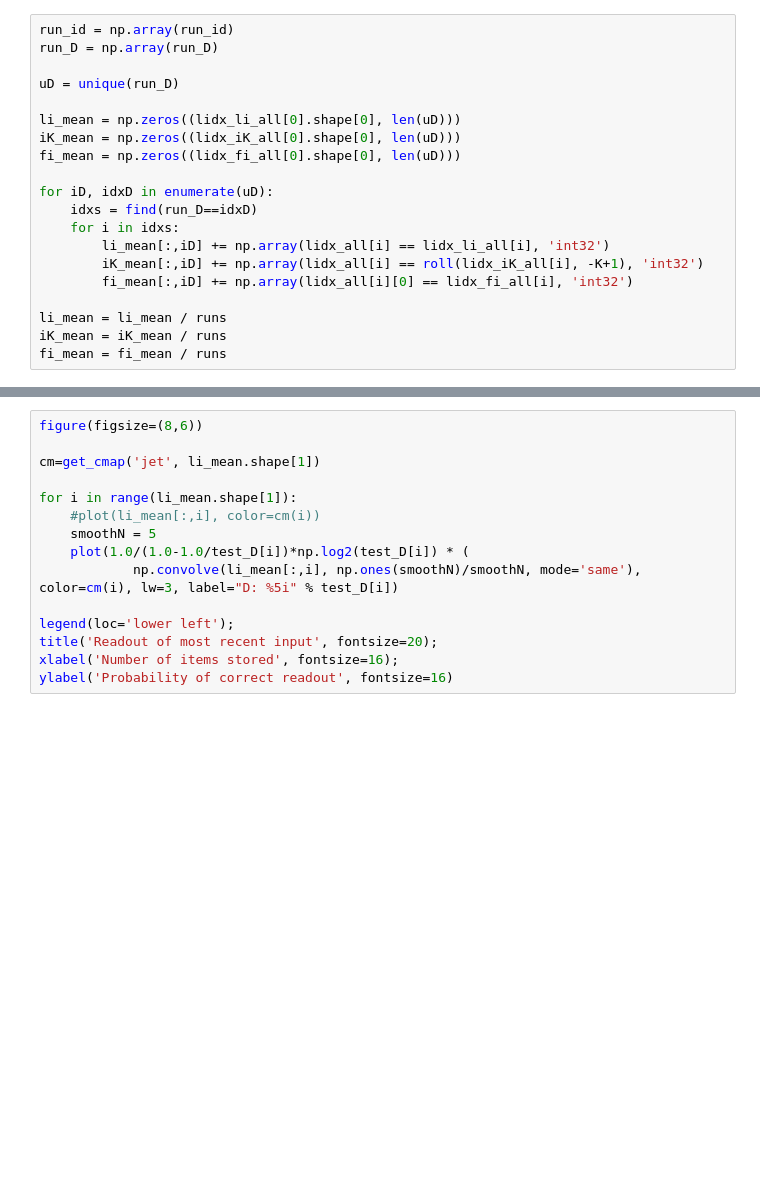
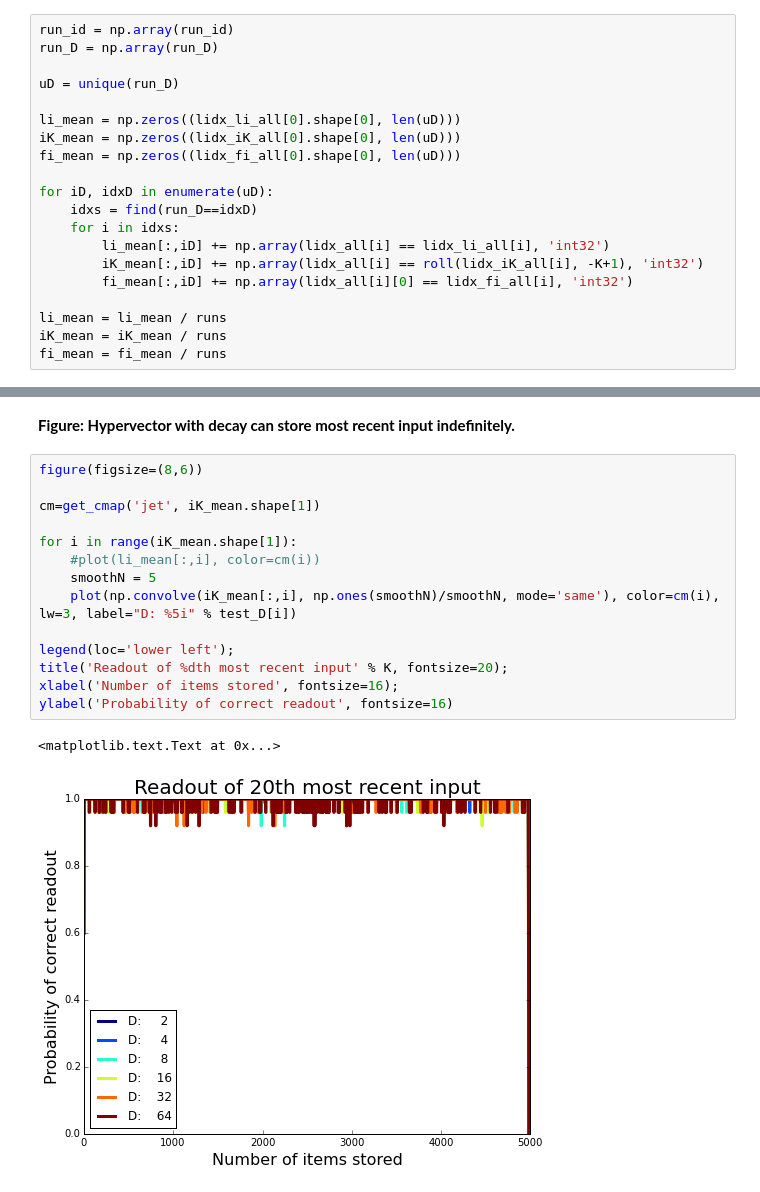
Before and after one commit to epaxon/HDlanguageDetection, a Jupyter notebook: hyperrnn_decay-160418.ipynb, the cells around one changed output, grey strips where cells are left out. Drawn from its saved outputs; the diff is of its cells as text; blank space fills up the shorter version.

```diff
--- a/hyperrnn_decay-160418.ipynb
+++ b/hyperrnn_decay-160418.ipynb
@@ -148,15 +141,19 @@ ylabel('Probability of correct readout', fontsize=16)
+# %% [markdown]
+**Figure: Hypervector with decay can store most recent input indefinitely.**
 # %%
 figure(figsize=(8,6))
 
-cm=get_cmap('jet', li_mean.shape[1])
+cm=get_cmap('jet', iK_mean.shape[1])
 
-for i in range(li_mean.shape[1]):
+for i in range(iK_mean.shape[1]):
     #plot(li_mean[:,i], color=cm(i))
     smoothN = 5
-    plot(1.0/(1.0-1.0/test_D[i])*np.log2(test_D[i]) * (
-            np.convolve(li_mean[:,i], np.ones(smoothN)/smoothN, mode='same'), color=cm(i), lw=3, label="D: %5i" % test_D[i])
+    plot(np.convolve(iK_mean[:,i], np.ones(smoothN)/smoothN, mode='same'), color=cm(i), lw=3, label="D: %5i" % test_D[i])
 
 legend(loc='lower left');
-title('Readout of most recent input', fontsize=20);
+title('Readout of %dth most recent input' % K, fontsize=20);
 xlabel('Number of items stored', fontsize=16);
 ylabel('Probability of correct readout', fontsize=16)
+# %% [output]
+<matplotlib.text.Text at 0x...>
+[figure, added]
```
Also changed, not shown: parts of 10 cells of this notebook, 2 other files.
